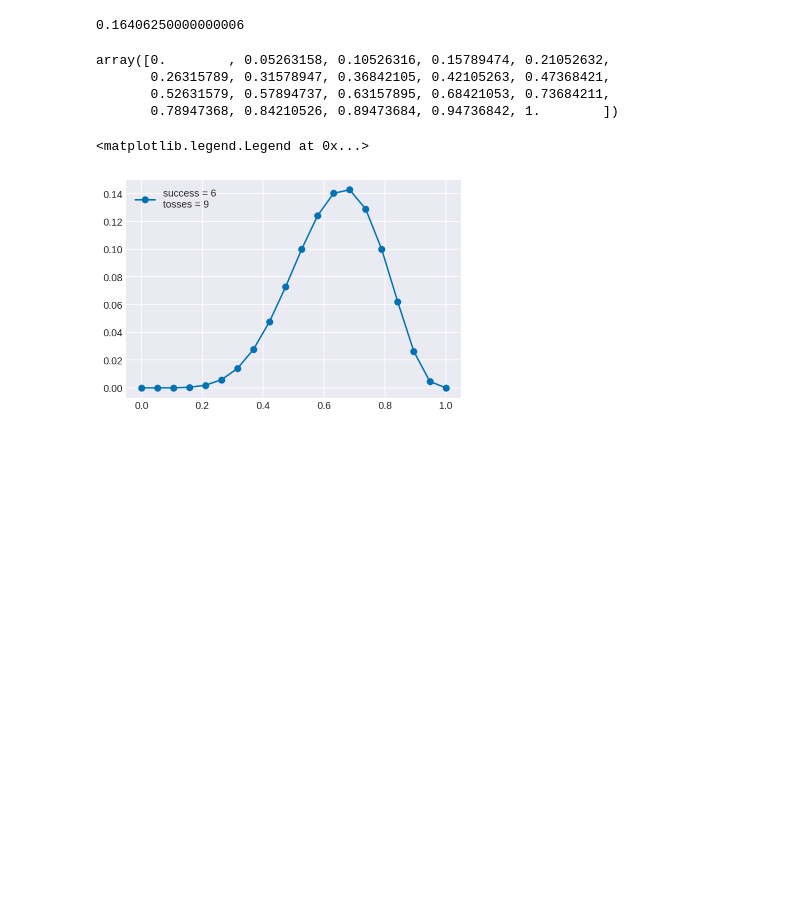
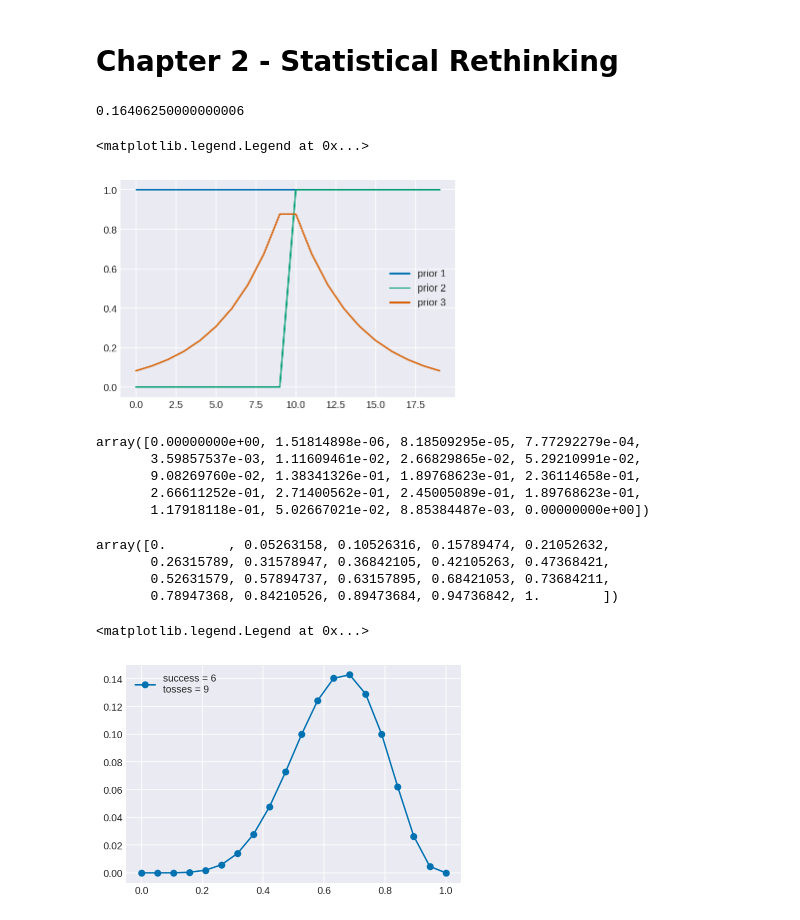
Before and after one commit to davibarreira/Bayesian_Exploration, a Jupyter notebook: BayesianExploration2.ipynb, the cells around one changed output. Drawn from its saved outputs; the diff is of its cells as text; code cells hidden in the pictures; blank space fills up the shorter version.

```diff
--- a/BayesianExploration2.ipynb
+++ b/BayesianExploration2.ipynb
@@ -3,3 +1,5 @@
+# %% [markdown]
+# Chapter 2 - Statistical Rethinking
 # %%
 %matplotlib inline
 import pymc3 as pm
@@ -21,13 +21,24 @@ prior = np.repeat(1, 20)
 prior2=(grid>=0.5).astype(int)
 prior3=np.exp(-5*np.abs(grid - 0.5))
 # %%
-plt.plot(prior)
-plt.plot(prior2)
-plt.plot(prior3)
-plt.legend(
-)
+plt.plot(prior,label='prior 1')
+plt.plot(prior2, label = 'prior 2')
+plt.plot(prior3, label='prior 3')
+
+plt.legend()
+# %% [output]
+<matplotlib.legend.Legend at 0x...>
+[figure, added]
 # %%
 likelihood = stats.binom.pmf(6,n=9,p=grid)
+# %%
+likelihood
+# %% [output]
+array([0.00000000e+00, 1.51814898e-06, 8.18509295e-05, 7.77292279e-04,
+       3.59857537e-03, 1.11609461e-02, 2.66829865e-02, 5.29210991e-02,
+       9.08269760e-02, 1.38341326e-01, 1.89768623e-01, 2.36114658e-01,
+       2.66611252e-01, 2.71400562e-01, 2.45005089e-01, 1.89768623e-01,
+       1.17918118e-01, 5.02667021e-02, 8.85384487e-03, 0.00000000e+00])
 # %%
 posterior = likelihood*prior
 posterior = posterior/np.sum(posterior)
```
Also changed, not shown: parts of 8 cells of this notebook, 15 other files.
